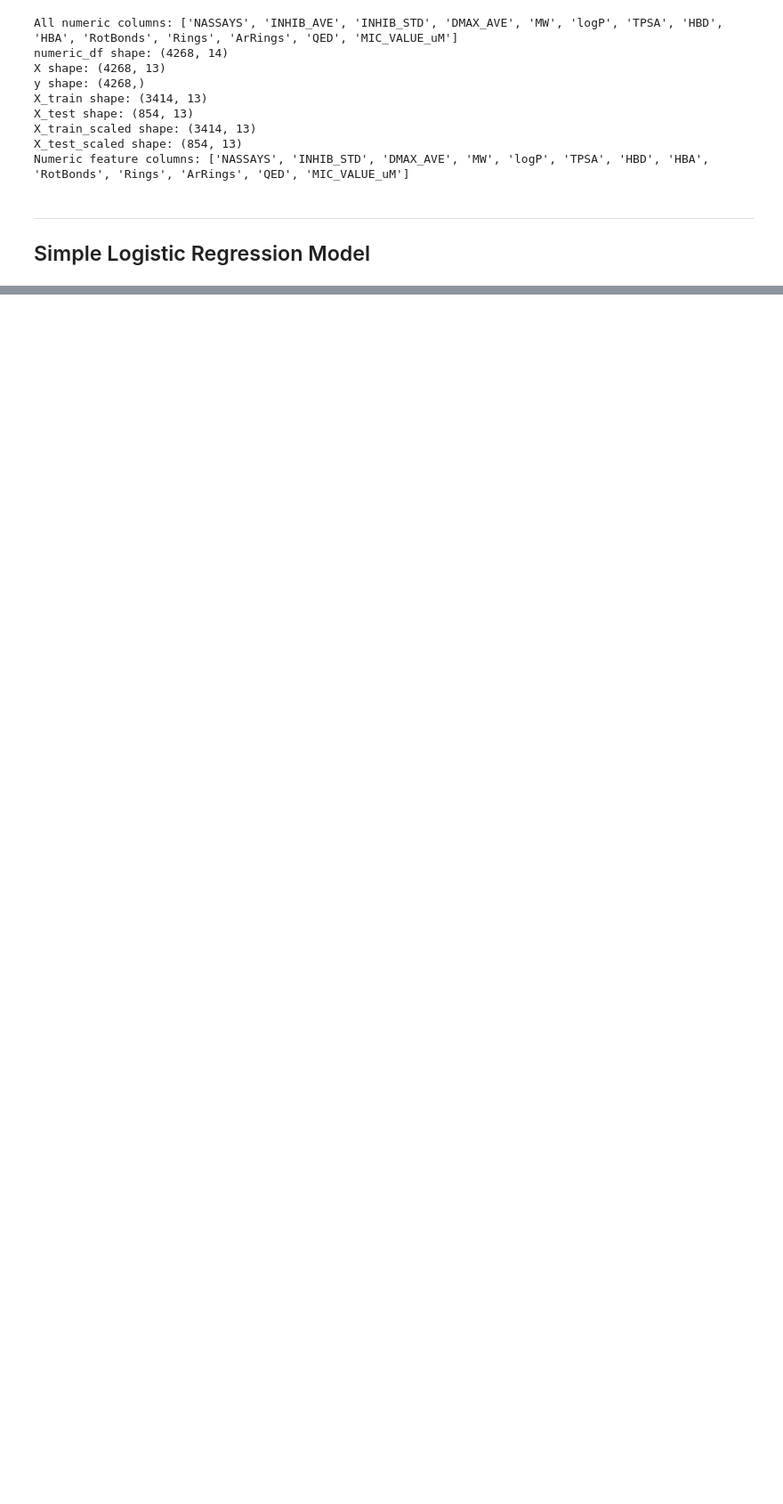
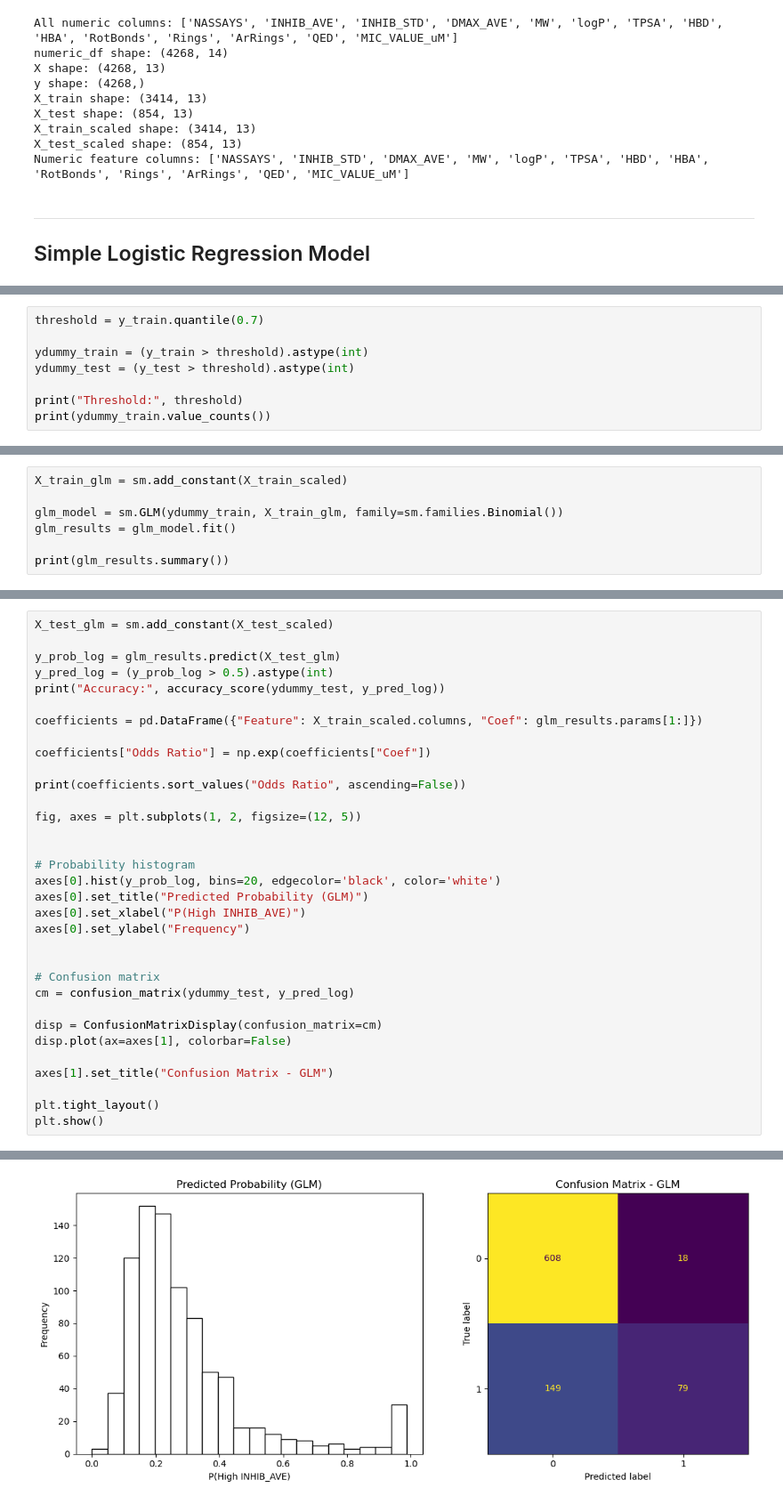
Before and after one commit to dw1229/chem277a-final-ecoli-inhibition-ml, a Jupyter notebook: ecoli_inhibition_ml.ipynb, the cells around one changed output, grey strips where cells are left out. Shown at 89% size. Cells and saved outputs as stored; diff of their text form; blank space fills up the shorter version.

Commit message:
update simple logistic regression model

```diff
--- a/ecoli_inhibition_ml.ipynb
+++ b/ecoli_inhibition_ml.ipynb
@@ -481,0 +541,8 @@ plt.show()
+# %%
+threshold = y_train.quantile(0.7)
+
+ydummy_train = (y_train > threshold).astype(int)
+ydummy_test = (y_test > threshold).astype(int)
+
+print("Threshold:", threshold)
+print(ydummy_train.value_counts())
@@ -481,0 +558,7 @@ plt.show()
+# %%
+X_train_glm = sm.add_constant(X_train_scaled)
+
+glm_model = sm.GLM(ydummy_train, X_train_glm, family=sm.families.Binomial())
+glm_results = glm_model.fit()
+
+print(glm_results.summary())
@@ -481,0 +585,34 @@ plt.show()
+# %%
+X_test_glm = sm.add_constant(X_test_scaled)
+
+y_prob_log = glm_results.predict(X_test_glm)
+y_pred_log = (y_prob_log > 0.5).astype(int)
+print("Accuracy:", accuracy_score(ydummy_test, y_pred_log))
+
+coefficients = pd.DataFrame({"Feature": X_train_scaled.columns, "Coef": glm_results.params[1:]})
+
+coefficients["Odds Ratio"] = np.exp(coefficients["Coef"])
+
+print(coefficients.sort_values("Odds Ratio", ascending=False))
+
+fig, axes = plt.subplots(1, 2, figsize=(12, 5))
+
+
+# Probability histogram
+axes[0].hist(y_prob_log, bins=20, edgecolor='black', color='white')
+axes[0].set_title("Predicted Probability (GLM)")
+axes[0].set_xlabel("P(High INHIB_AVE)")
+axes[0].set_ylabel("Frequency")
+
+
+# Confusion matrix
+cm = confusion_matrix(ydummy_test, y_pred_log)
+
+disp = ConfusionMatrixDisplay(confusion_matrix=cm)
+disp.plot(ax=axes[1], colorbar=False)
+
+axes[1].set_title("Confusion Matrix - GLM")
+
+plt.tight_layout()
+plt.show()
+# %% [output]
@@ -481,0 +634 @@ plt.show()
+[figure, added]
```
Also changed, not shown: parts of 19 cells of this notebook.
